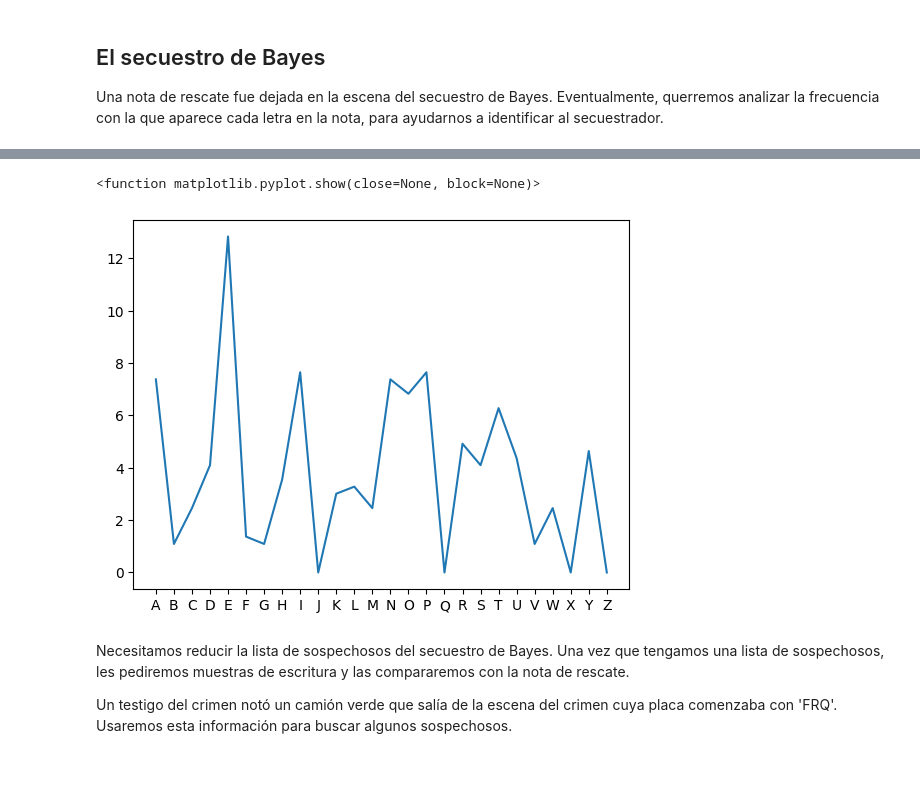
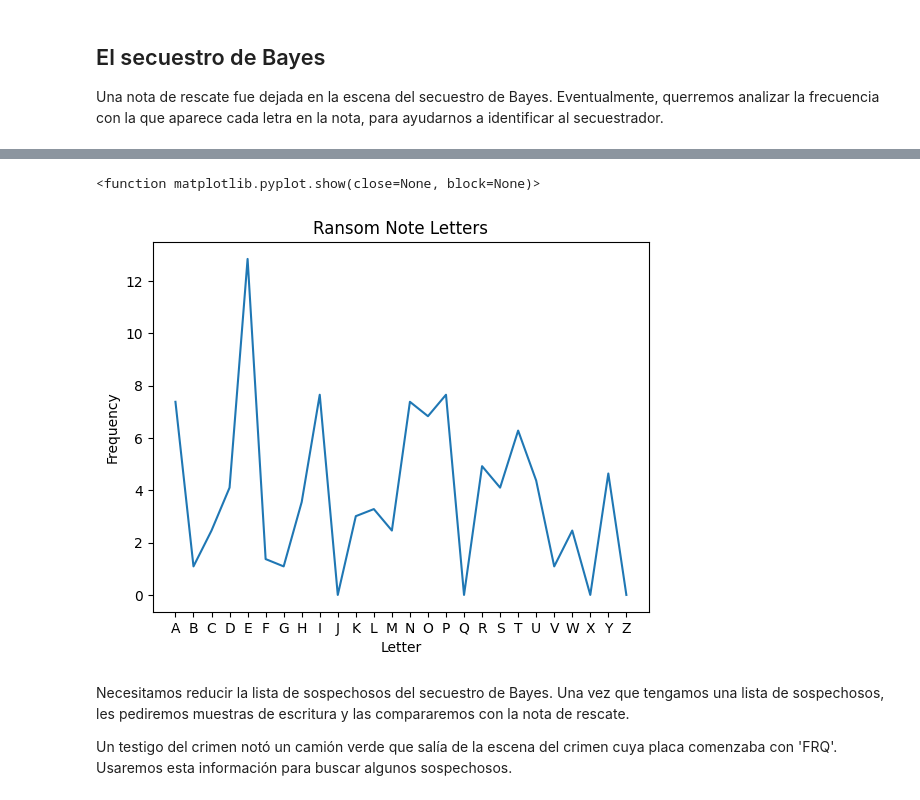
Before and after one commit to CtrlCri/Solving-a-mystery, a Jupyter notebook: script.ipynb, the cells around one changed output, grey strips where cells are left out. Drawn from its saved outputs; the diff is of its cells as text; code cells hidden in the pictures; blank space fills up the shorter version.

```diff
--- a/script.ipynb
+++ b/script.ipynb
@@ -26,10 +26,17 @@ print(df)
 25            26      Z       0.00
 # %%
 plt.plot(df['letter'], df['frequency'])
+
+plt.xlabel("Letter")
+plt.ylabel("Frequency")
+plt.title("Ransom Note Letters")
+
+plt.text(5,9, "Unusually low H frequency!")
+
 plt.show
 # %% [output]
 <function matplotlib.pyplot.show(close=None, block=None)>
-[figure, old version]
+[figure, new version]
 # %% [markdown]
 Necesitamos reducir la lista de sospechosos del secuestro de Bayes. Una vez que tengamos una lista de sospechosos, les pediremos muestras de escritura y las compararemos con la nota de rescate.
 
```
Also changed, not shown: parts of 2 cells of this notebook, 1 other file.
